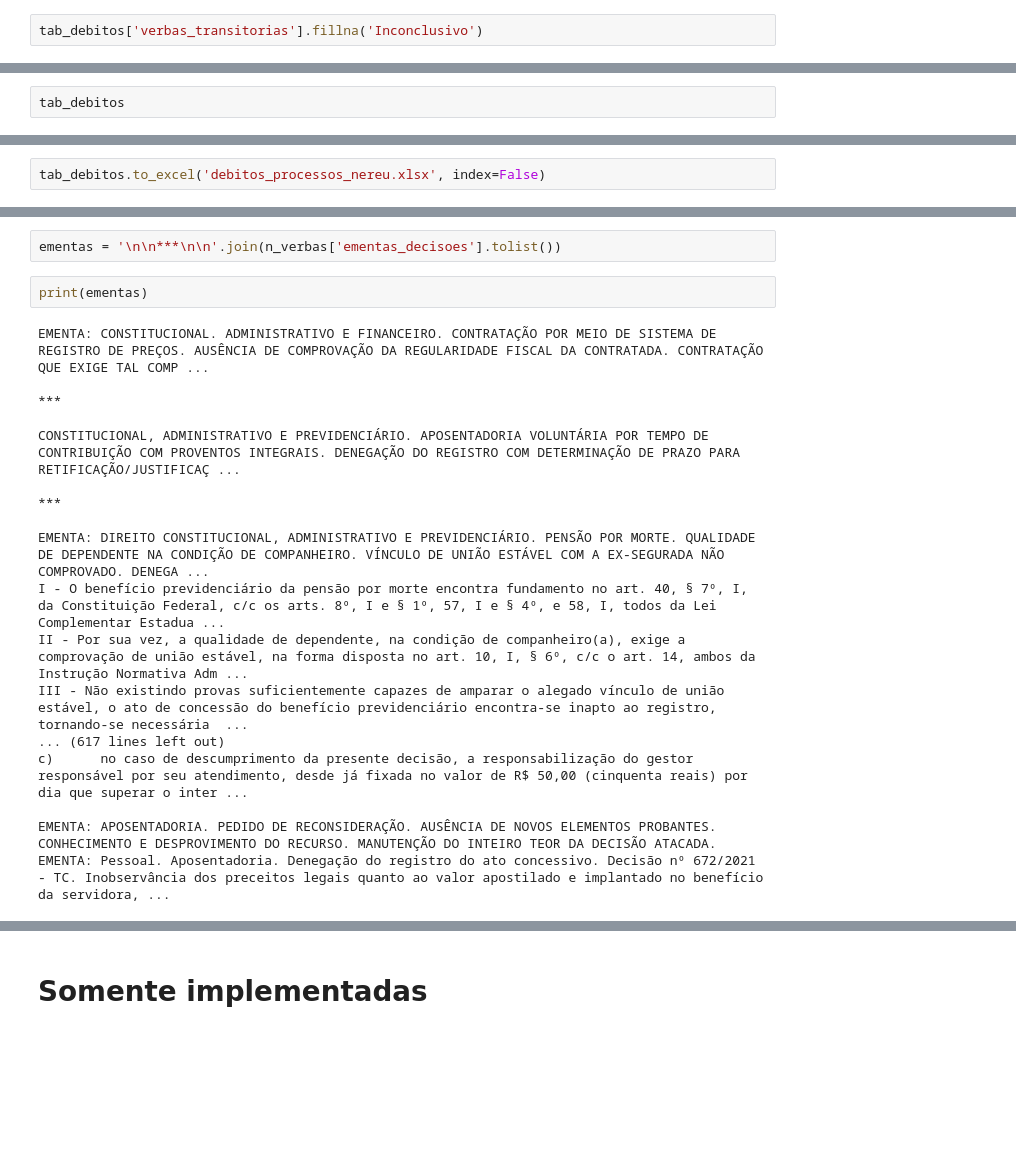
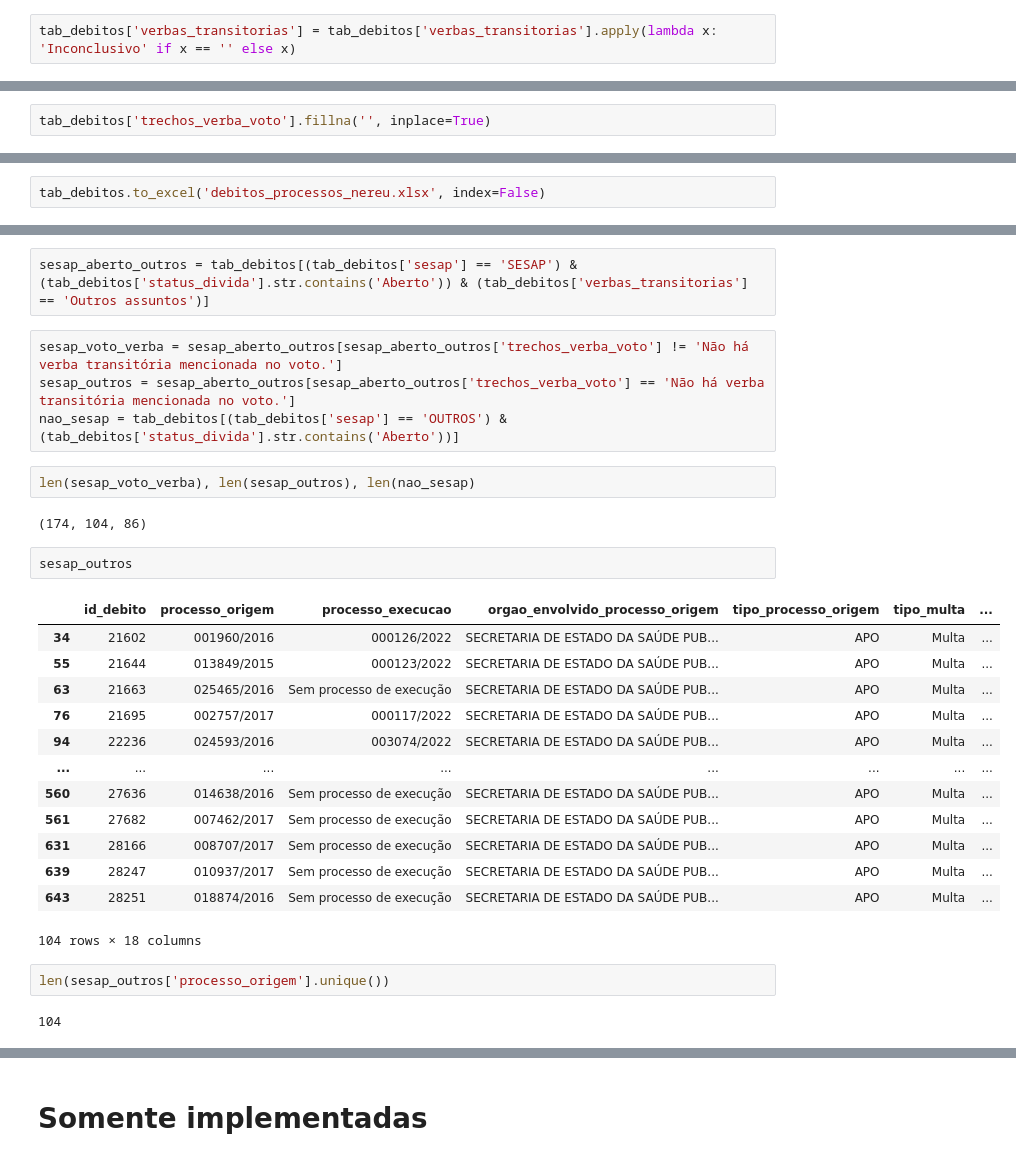
Before and after one commit to eduardoplima/ccd, a Jupyter notebook: scripts/vantagens_trans.ipynb, the cells around one changed output, grey strips where cells are left out. Cells and saved outputs as stored; diff of their text form; blank space fills up the shorter version.

```diff
--- a/scripts/vantagens_trans.ipynb
+++ b/scripts/vantagens_trans.ipynb
@@ -395,4 +436,4 @@ def is_sesap(row):
 
 tab_debitos['sesap'] = tab_debitos.apply(is_sesap, axis=1)
 # %%
-tab_debitos['verbas_transitorias'].fillna('Inconclusivo')
+tab_debitos['verbas_transitorias'] = tab_debitos['verbas_transitorias'].apply(lambda x: 'Inconclusivo' if x == '' else x)
@@ -412,2 +440,2 @@ Name: verbas_transitorias, Length: 649, dtype: object
 # %%
-tab_debitos
+tab_debitos['trechos_verba_voto'].fillna('', inplace=True)
@@ -441,22 +453,30 @@ n_verbas = tab_debitos[tab_debitos.verbas_transitorias == 'NÃO']
-# %%
-ementas = '\n\n***\n\n'.join(n_verbas['ementas_decisoes'].tolist())
-# %%
-print(ementas)
-# %% [output]
-EMENTA: CONSTITUCIONAL. ADMINISTRATIVO E FINANCEIRO. CONTRATAÇÃO POR MEIO DE SISTEMA DE REGISTRO DE PREÇOS. AUSÊNCIA DE COMPROVAÇÃO DA REGULARIDADE FISCAL DA CONTRATADA. CONTRATAÇÃO QUE EXIGE TAL COMP ...
-
-***
-
-CONSTITUCIONAL, ADMINISTRATIVO E PREVIDENCIÁRIO. APOSENTADORIA VOLUNTÁRIA POR TEMPO DE CONTRIBUIÇÃO COM PROVENTOS INTEGRAIS. DENEGAÇÃO DO REGISTRO COM DETERMINAÇÃO DE PRAZO PARA RETIFICAÇÃO/JUSTIFICAÇ ...
-
-***
-
-EMENTA: DIREITO CONSTITUCIONAL, ADMINISTRATIVO E PREVIDENCIÁRIO. PENSÃO POR MORTE. QUALIDADE DE DEPENDENTE NA CONDIÇÃO DE COMPANHEIRO. VÍNCULO DE UNIÃO ESTÁVEL COM A EX-SEGURADA NÃO COMPROVADO. DENEGA ...
-I - O benefício previdenciário da pensão por morte encontra fundamento no art. 40, § 7º, I, da Constituição Federal, c/c os arts. 8º, I e § 1º, 57, I e § 4º, e 58, I, todos da Lei Complementar Estadua ...
-II - Por sua vez, a qualidade de dependente, na condição de companheiro(a), exige a comprovação de união estável, na forma disposta no art. 10, I, § 6º, c/c o art. 14, ambos da Instrução Normativa Adm ...
-III - Não existindo provas suficientemente capazes de amparar o alegado vínculo de união estável, o ato de concessão do benefício previdenciário encontra-se inapto ao registro, tornando-se necessária  ...
-... (617 lines left out)
-c)      no caso de descumprimento da presente decisão, a responsabilização do gestor responsável por seu atendimento, desde já fixada no valor de R$ 50,00 (cinquenta reais) por dia que superar o inter ...
-
-EMENTA: APOSENTADORIA. PEDIDO DE RECONSIDERAÇÃO. AUSÊNCIA DE NOVOS ELEMENTOS PROBANTES. CONHECIMENTO E DESPROVIMENTO DO RECURSO. MANUTENÇÃO DO INTEIRO TEOR DA DECISÃO ATACADA.
-EMENTA: Pessoal. Aposentadoria. Denegação do registro do ato concessivo. Decisão nº 672/2021 - TC. Inobservância dos preceitos legais quanto ao valor apostilado e implantado no benefício da servidora, ...
+# %%
+sesap_aberto_outros = tab_debitos[(tab_debitos['sesap'] == 'SESAP') & (tab_debitos['status_divida'].str.contains('Aberto')) & (tab_debitos['verbas_transitorias'] == 'Outros assuntos')]
+# %%
+sesap_voto_verba = sesap_aberto_outros[sesap_aberto_outros['trechos_verba_voto'] != 'Não há verba transitória mencionada no voto.']
+sesap_outros = sesap_aberto_outros[sesap_aberto_outros['trechos_verba_voto'] == 'Não há verba transitória mencionada no voto.']
+nao_sesap = tab_debitos[(tab_debitos['sesap'] == 'OUTROS') & (tab_debitos['status_divida'].str.contains('Aberto'))]
+# %%
+len(sesap_voto_verba), len(sesap_outros), len(nao_sesap)
+# %% [output]
+(174, 104, 86)
+# %%
+sesap_outros
+# %% [output]
+|  | id_debito | processo_origem | processo_execucao | orgao_envolvido_processo_origem | tipo_processo_origem | tipo_multa | ... |
+| 34 | 21602 | 001960/2016 | 000126/2022 | SECRETARIA DE ESTADO DA SAÚDE PUB... | APO | Multa | ... |
+| 55 | 21644 | 013849/2015 | 000123/2022 | SECRETARIA DE ESTADO DA SAÚDE PUB... | APO | Multa | ... |
+| 63 | 21663 | 025465/2016 | Sem processo de execução | SECRETARIA DE ESTADO DA SAÚDE PUB... | APO | Multa | ... |
+| 76 | 21695 | 002757/2017 | 000117/2022 | SECRETARIA DE ESTADO DA SAÚDE PUB... | APO | Multa | ... |
+| 94 | 22236 | 024593/2016 | 003074/2022 | SECRETARIA DE ESTADO DA SAÚDE PUB... | APO | Multa | ... |
+| ... | ... | ... | ... | ... | ... | ... | ... |
+| 560 | 27636 | 014638/2016 | Sem processo de execução | SECRETARIA DE ESTADO DA SAÚDE PUB... | APO | Multa | ... |
+| 561 | 27682 | 007462/2017 | Sem processo de execução | SECRETARIA DE ESTADO DA SAÚDE PUB... | APO | Multa | ... |
+| 631 | 28166 | 008707/2017 | Sem processo de execução | SECRETARIA DE ESTADO DA SAÚDE PUB... | APO | Multa | ... |
+| 639 | 28247 | 010937/2017 | Sem processo de execução | SECRETARIA DE ESTADO DA SAÚDE PUB... | APO | Multa | ... |
+| 643 | 28251 | 018874/2016 | Sem processo de execução | SECRETARIA DE ESTADO DA SAÚDE PUB... | APO | Multa | ... |
+104 rows × 18 columns
+# %%
+len(sesap_outros['processo_origem'].unique())
+# %% [output]
+104
```
Also changed, not shown: parts of 31 cells of this notebook, 6 other files.
